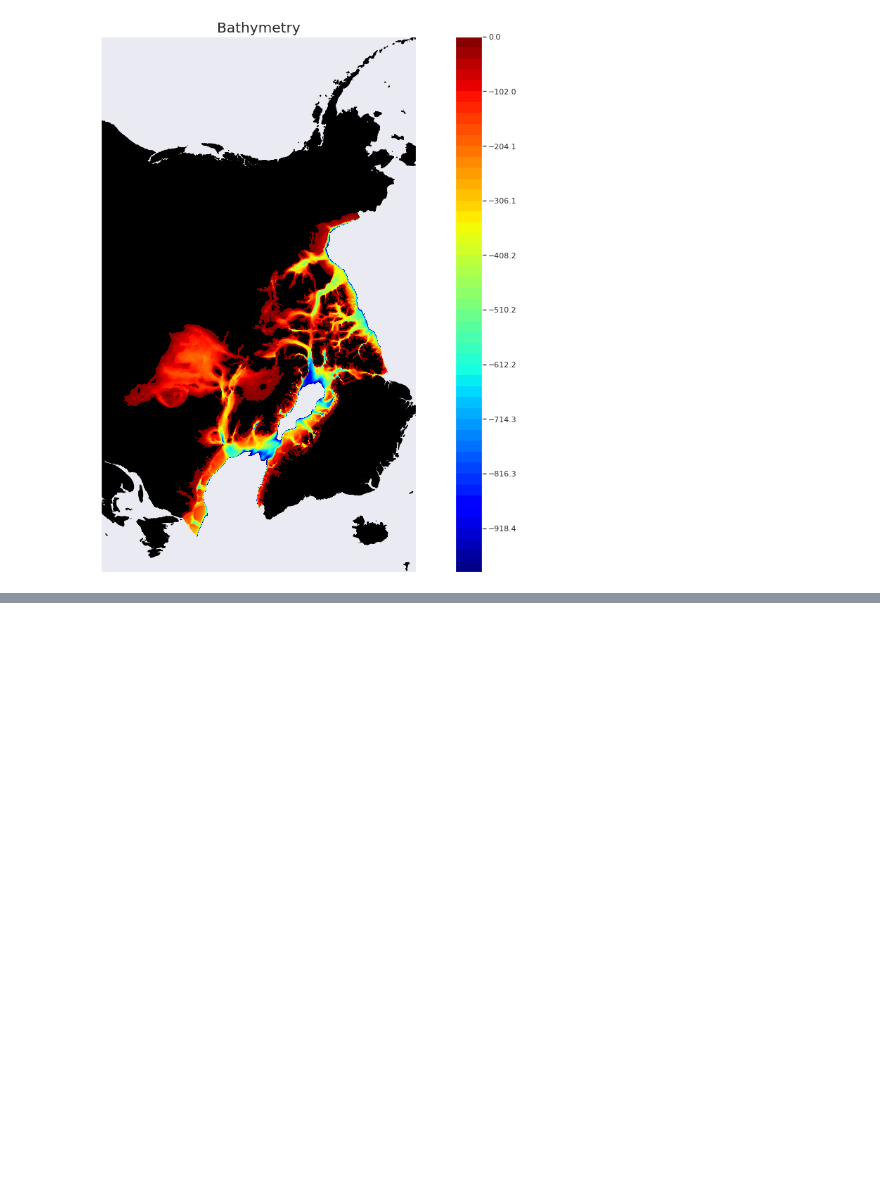
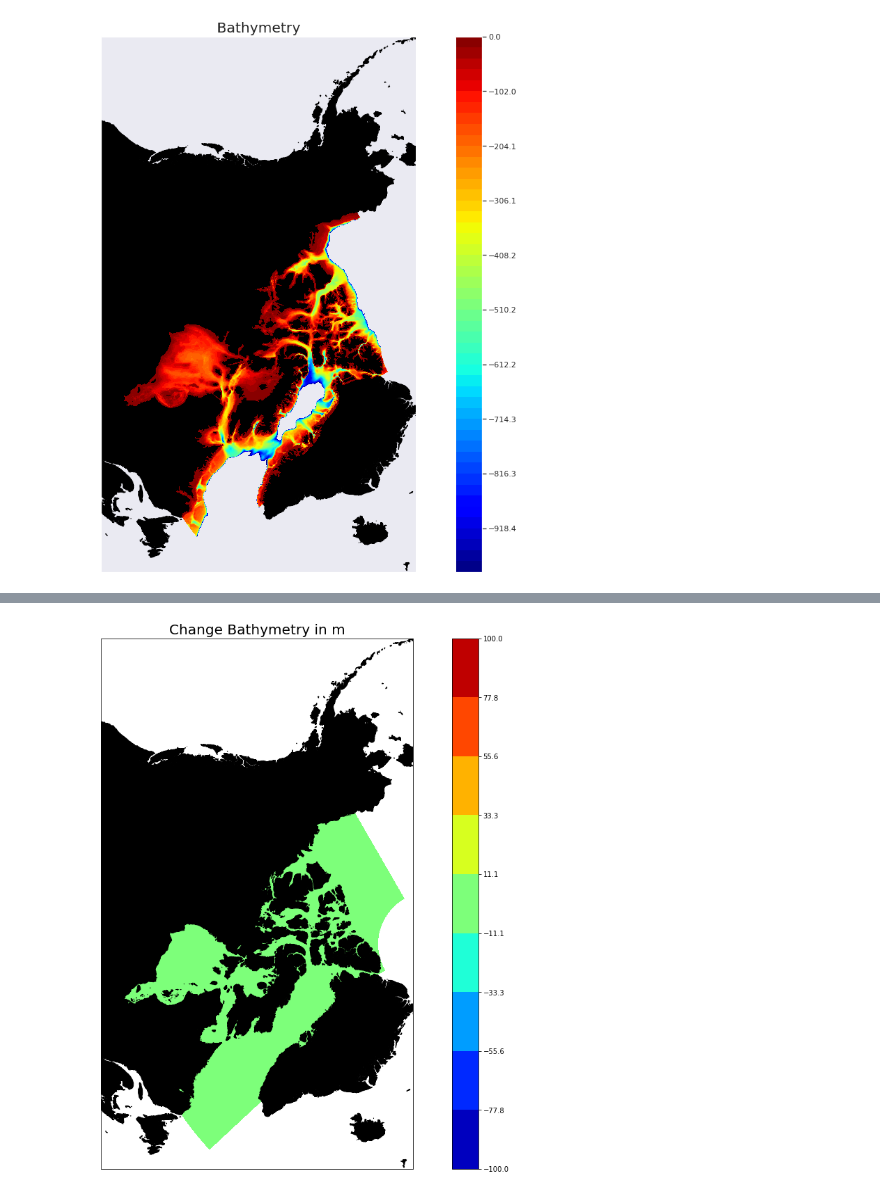
Before and after one commit to AmeyV05/Regional_canada_model, a Jupyter notebook: postprocessing/calibration/Processmodelruns.ipynb, the cells around one changed output, grey strips where cells are left out. Saved outputs shown, nothing was run; the diff lists cells and outputs as text; code cells hidden in the pictures; blank space fills up the shorter version.

```diff
--- a/postprocessing/calibration/Processmodelruns.ipynb
+++ b/postprocessing/calibration/Processmodelruns.ipynb
@@ -541,0 +542,8 @@ Comparison between two approaches.
+# %%
+runsfolder=os.path.join(path1,'model_runs','snellius_runs','OpenDAruns','2020runs')
+print(runsfolder)
+simulationame='Canadamodel_v1.3/stochModel/work17/'
+optmodelfolder=runsfolder+'/'+simulationame+'/'
+file='DFM_interpreted_idomain_gtsm__canada_2_net.nc'
+dmfintdata=xr.open_dataset(runsfolder+'/'+simulationame+'/'+file)
+dmfintdata
@@ -541,0 +569,23 @@ Comparison between two approaches.
+# %%
+depth_new=dmfintdata.NetNode_z.values
+# %%
+diffbathy=-bathymetv4+depth_new
+perdiffbathy=(diffbathy/bathymetv4)*100
+# %%
+fig=plt.figure(figsize=(20, 14), frameon=True)
+proj=ccrs.NorthPolarStereo(central_longitude=0.0,true_scale_latitude=None, globe=None)
+ax1=fig.add_subplot(1,1,1,projection=proj)
+ax1.set_extent((-158, -47, 49, 84), crs=ccrs.PlateCarree())
+
+
+contour_opts = {'levels': np.linspace(-100,100,10),
+                'cmap':'jet','transform':ccrs.PlateCarree()}
+cont=ax1.tricontourf(triangv4,diffbathy,**contour_opts)
+fig.colorbar(cont)
+feature=cpf.GSHHSFeature(scale='i',levels=[1],facecolor='black',alpha=1)
+ax1.add_feature(feature)
+plt.title('Change Bathymetry in m', fontsize=20)
+fname=os.path.join(path1,'postprocessing','calibration','figures','diff_bathymetry_interpreted_dflow.jpg')
+# fig.savefig(fname,dpi=300)
+# %% [output]
+[figure, added]
```
Also changed, not shown: parts of 6 cells of this notebook, 17 other files.
